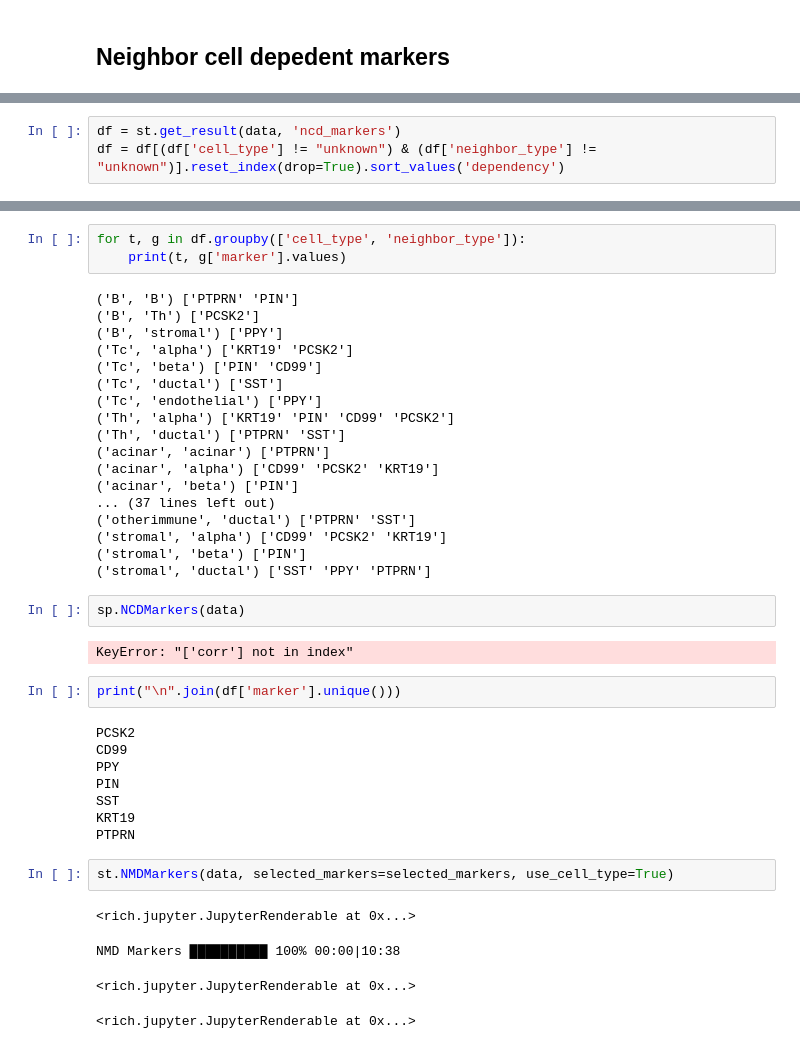
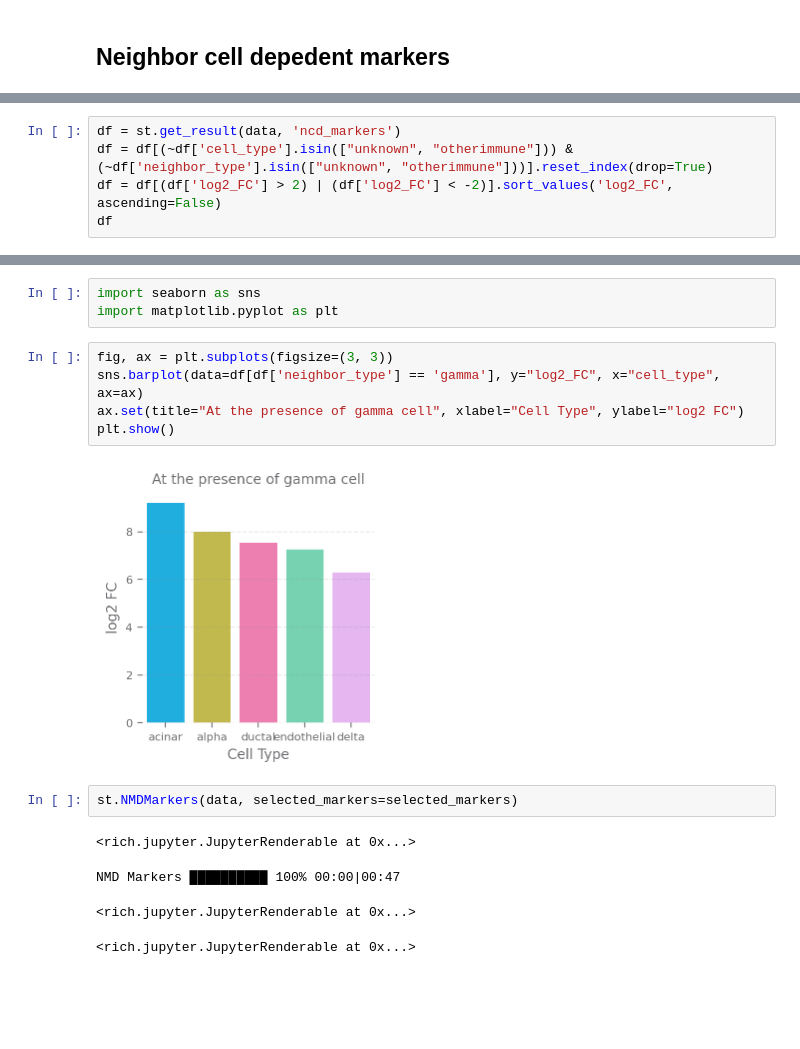
Before and after one commit to Mr-Milk/SpatialTis-Tutorial, a Jupyter notebook: 4-Spatial Analysis (Markers Based).ipynb, the cells around one changed output, grey strips where cells are left out. Drawn from its saved outputs; the diff is of its cells as text; blank space fills up the shorter version.

```diff
--- a/4-Spatial Analysis (Markers Based).ipynb
+++ b/4-Spatial Analysis (Markers Based).ipynb
@@ -141,3 +108,5 @@ st.get_result(data, 'ncd_markers')
 # %%
 df = st.get_result(data, 'ncd_markers')
-df = df[(df['cell_type'] != "unknown") & (df['neighbor_type'] != "unknown")].reset_index(drop=True).sort_values('dependency')
+df = df[(~df['cell_type'].isin(["unknown", "otherimmune"])) & (~df['neighbor_type'].isin(["unknown", "otherimmune"]))].reset_index(drop=True)
+df = df[(df['log2_FC'] > 2) | (df['log2_FC'] < -2)].sort_values('log2_FC', ascending=False)
+df
@@ -160,43 +128,18 @@ df
-# %%
-for t, g in df.groupby(['cell_type', 'neighbor_type']):
-    print(t, g['marker'].values)
-# %% [output]
-('B', 'B') ['PTPRN' 'PIN']
-('B', 'Th') ['PCSK2']
-('B', 'stromal') ['PPY']
-('Tc', 'alpha') ['KRT19' 'PCSK2']
-('Tc', 'beta') ['PIN' 'CD99']
-('Tc', 'ductal') ['SST']
-('Tc', 'endothelial') ['PPY']
-('Th', 'alpha') ['KRT19' 'PIN' 'CD99' 'PCSK2']
-('Th', 'ductal') ['PTPRN' 'SST']
-('acinar', 'acinar') ['PTPRN']
-('acinar', 'alpha') ['CD99' 'PCSK2' 'KRT19']
-('acinar', 'beta') ['PIN']
-... (37 lines left out)
-('otherimmune', 'ductal') ['PTPRN' 'SST']
-('stromal', 'alpha') ['CD99' 'PCSK2' 'KRT19']
-('stromal', 'beta') ['PIN']
-('stromal', 'ductal') ['SST' 'PPY' 'PTPRN']
-# %%
-sp.NCDMarkers(data)
-# %% [output]
-KeyError: "['corr'] not in index"
-# %%
-print("\n".join(df['marker'].unique()))
-# %% [output]
-PCSK2
-CD99
-PPY
-PIN
-SST
-KRT19
-PTPRN
+# %%
+import seaborn as sns
+import matplotlib.pyplot as plt
+# %%
+fig, ax = plt.subplots(figsize=(3, 3))
+sns.barplot(data=df[df['neighbor_type'] == 'gamma'], y="log2_FC", x="cell_type", ax=ax)
+ax.set(title="At the presence of gamma cell", xlabel="Cell Type", ylabel="log2 FC")
+plt.show()
+# %% [output]
+[figure, added]
 # %%
-st.NMDMarkers(data, selected_markers=selected_markers, use_cell_type=True)
+st.NMDMarkers(data, selected_markers=selected_markers)
 # %% [output]
 <rich.jupyter.JupyterRenderable at 0x...>
-NMD Markers ██████████ 100% 00:00|10:38
+NMD Markers ██████████ 100% 00:00|00:47
 <rich.jupyter.JupyterRenderable at 0x...>
 <rich.jupyter.JupyterRenderable at 0x...>
 # %%
```
Also changed, not shown: parts of 11 cells of this notebook, 34 other files.
